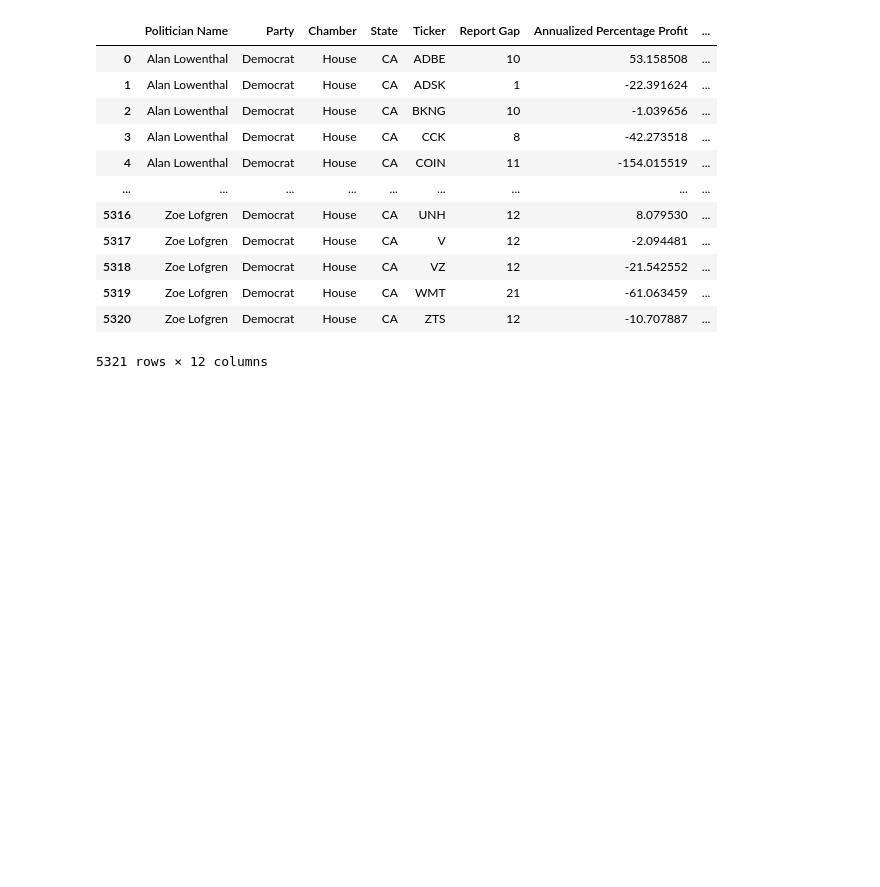
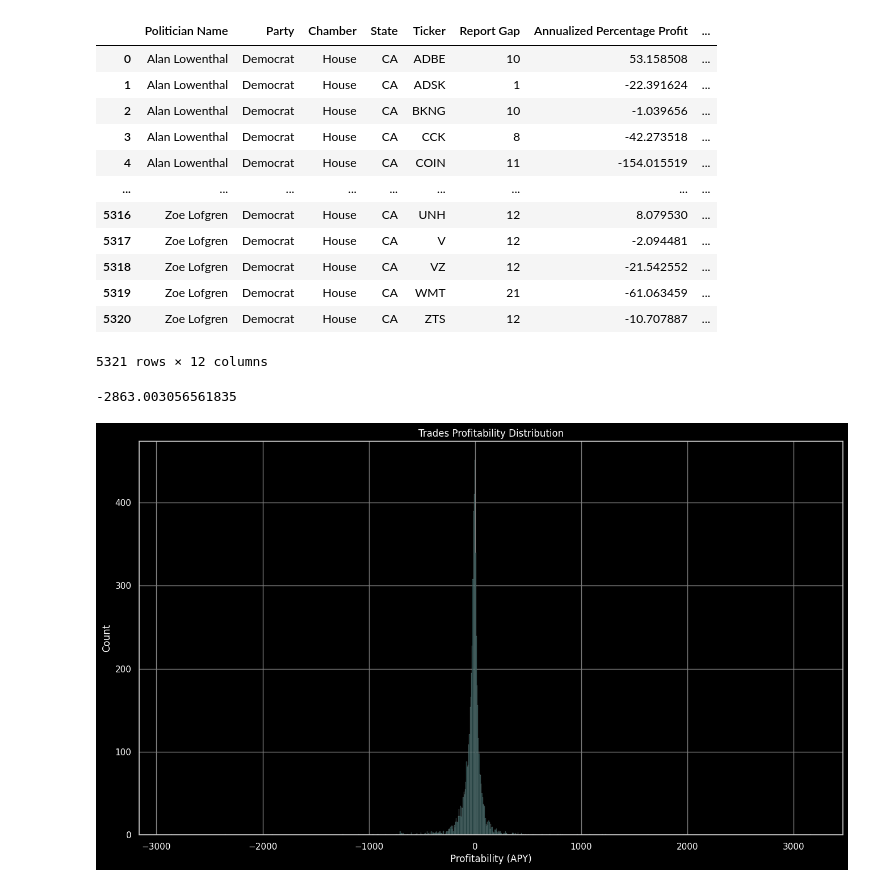
Before and after one commit to maxdokukin/Politician-Trades, a Jupyter notebook: Analysis/Trades Analysis.ipynb, the cells around one changed output. Saved outputs shown, nothing was run; the diff lists cells and outputs as text; code cells hidden in the pictures; blank space fills up the shorter version.

Commit message:
done w trades analysis

```diff
--- a/Analysis/Trades Analysis.ipynb
+++ b/Analysis/Trades Analysis.ipynb
@@ -17,3 +17,28 @@ df
 | 5319 | Zoe Lofgren | Democrat | House | CA | WMT | 21 | -61.063459 | ... |
 | 5320 | Zoe Lofgren | Democrat | House | CA | ZTS | 12 | -10.707887 | ... |
 5321 rows × 12 columns
+# %%
+df['Annualized Percentage Profit'].min()
+# %% [output]
+-2863.003056561835
+# %%
+df.sort_values('Annualized Percentage Profit', inplace=True)
+# %%
+import seaborn as sns
+import matplotlib.pyplot as plt
+
+
+plt.figure(figsize=(16, 9), facecolor='black')
+sns.set(style="whitegrid", rc={"axes.facecolor": "black", "grid.color": "gray"})
+
+ax = sns.histplot(df, x='Annualized Percentage Profit', color='#1B4242')
+ax.set_facecolor('black')
+plt.xticks(color='white')
+plt.yticks(color='white')
+plt.xlabel('Profitability (APY)', color='white')
+plt.ylabel('Count', color='white')
+plt.title('Trades Profitability Distribution', color='white')
+
+plt.show()
+# %% [output]
+[figure, added]
```
Also changed, not shown: parts of 5 cells of this notebook, 1 other file.
